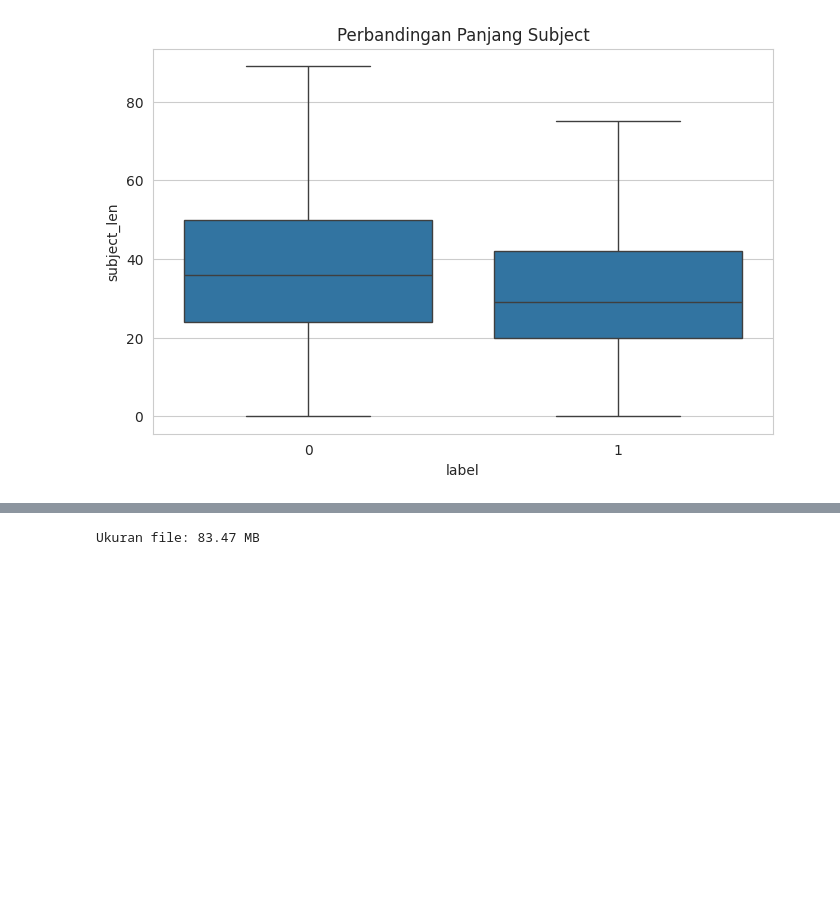
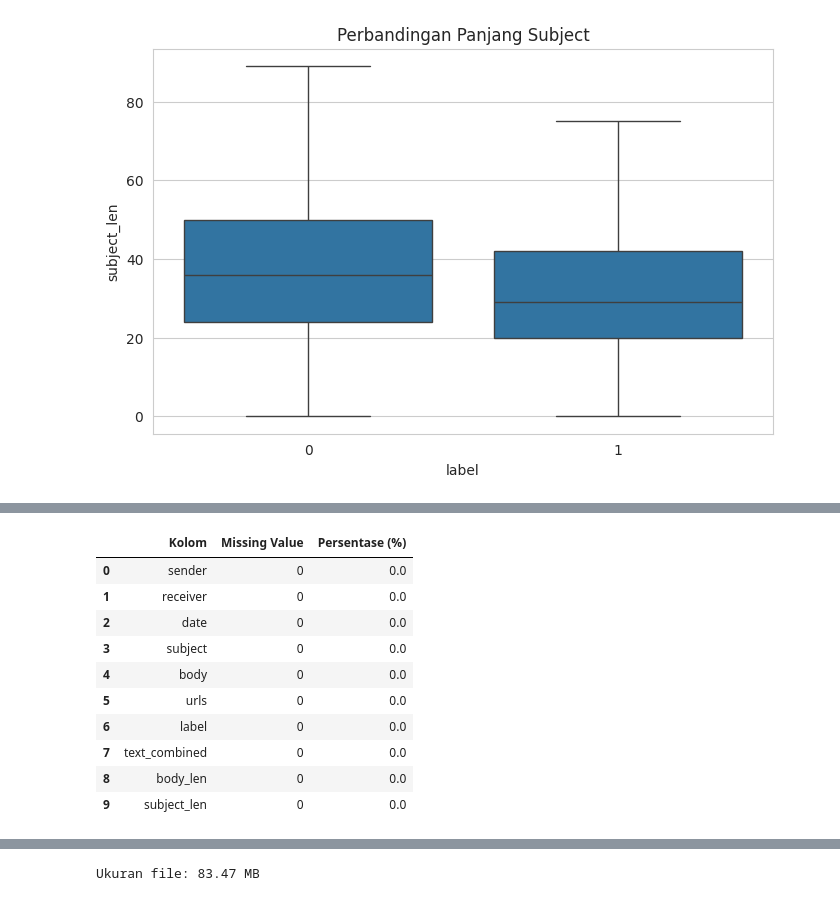
Before and after one commit to syiffac/Machine-Learning-Project_Email-Phising-Detection, a Jupyter notebook: Project_ML_Email_Spam_Detection_Aisyah_Syifa_H1D023043.ipynb, the cells around one changed output, grey strips where cells are left out. Drawn from its saved outputs; the diff is of its cells as text; code cells hidden in the pictures; blank space fills up the shorter version.

```diff
--- a/Project_ML_Email_Spam_Detection_Aisyah_Syifa_H1D023043.ipynb
+++ b/Project_ML_Email_Spam_Detection_Aisyah_Syifa_H1D023043.ipynb
@@ -411,0 +384,70 @@ print(df_prep.shape)
+# %%
+# STEP 2 - Handling Missing Values
+
+from IPython.display import display
+import pandas as pd
+
+# isi missing value pada fitur teks
+df_prep["subject"] = df_prep["subject"].fillna("")
+df_prep["body"] = df_prep["body"].fillna("")
+df_prep["urls"] = df_prep["urls"].fillna("")
+
+# metadata tidak langsung dipakai sebagai fitur utama
+df_prep["sender"] = df_prep["sender"].fillna("unknown")
+df_prep["receiver"] = df_prep["receiver"].fillna("unknown")
+df_prep["date"] = df_prep["date"].fillna("unknown")
+
+# jika kolom hasil EDA sudah ada, pastikan juga tidak ada missing value
+if "text_combined" in df_prep.columns:
+    df_prep["text_combined"] = df_prep["text_combined"].fillna("")
+
+if "body_len" in df_prep.columns:
+    df_prep["body_len"] = df_prep["body_len"].fillna(0)
+
+if "subject_len" in df_prep.columns:
+    df_prep["subject_len"] = df_prep["subject_len"].fillna(0)
+
+# kolom yang dicek pada tahap handling missing value
+columns_to_check = [
+    "sender",
+    "receiver",
+    "date",
+    "subject",
+    "body",
+    "urls",
+    "label",
+    "text_combined",
+    "body_len",
+    "subject_len"
+]
+
+# ambil hanya kolom yang tersedia
+available_columns = [
+    col for col in columns_to_check
+    if col in df_prep.columns
+]
+
+# buat tabel missing value
+missing_summary = pd.DataFrame({
+    "Kolom": available_columns,
+    "Missing Value": df_prep[available_columns].isnull().sum().values,
+    "Persentase (%)": (
+        df_prep[available_columns].isnull().sum().values
+        / len(df_prep)
+        * 100
+    ).round(2)
+})
+
+display(missing_summary)
+# %% [output]
+|  | Kolom | Missing Value | Persentase (%) |
+| 0 | sender | 0 | 0.0 |
+| 1 | receiver | 0 | 0.0 |
+| 2 | date | 0 | 0.0 |
+| 3 | subject | 0 | 0.0 |
+| 4 | body | 0 | 0.0 |
+| 5 | urls | 0 | 0.0 |
+| 6 | label | 0 | 0.0 |
+| 7 | text_combined | 0 | 0.0 |
+| 8 | body_len | 0 | 0.0 |
+| 9 | subject_len | 0 | 0.0 |
```
Also changed, not shown: parts of 17 cells of this notebook.
